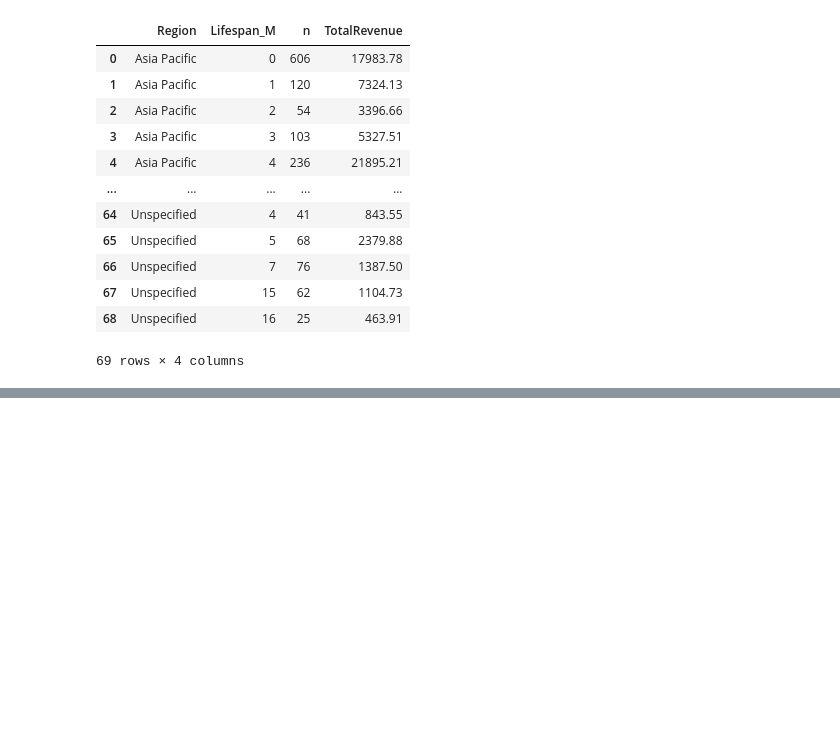
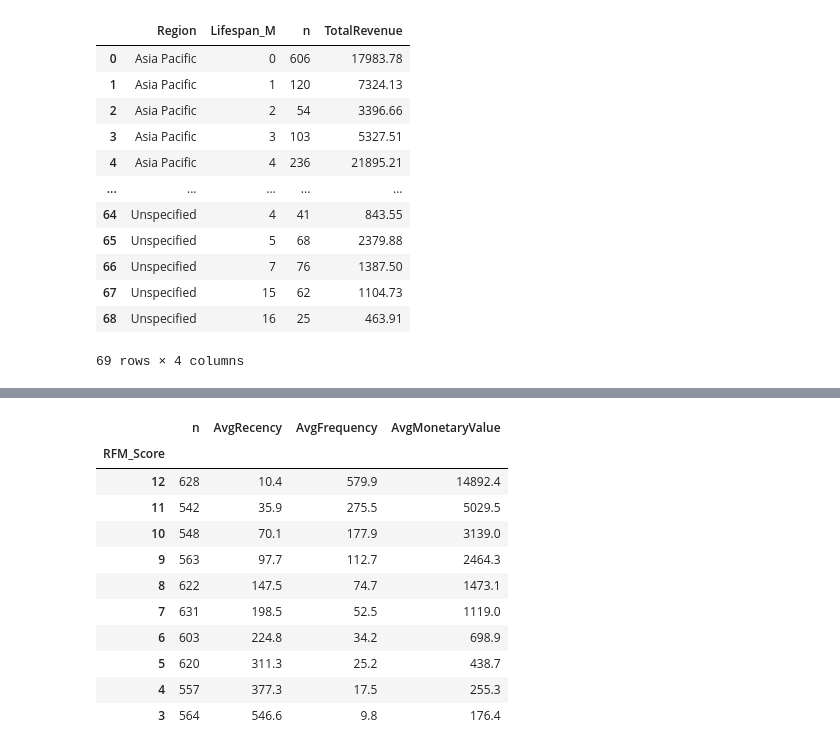
Before and after one commit to antobzzll/antobzzll.github.io, a Jupyter notebook: posts/online-retail-customer-segmentation/index.ipynb, the cells around one changed output, grey strips where cells are left out. Cells and saved outputs as stored; diff of their text form; code cells hidden in the pictures; blank space fills up the shorter version.

```diff
--- a/posts/cohort-analysis/index.ipynb
+++ b/posts/online-retail-customer-segmentation/index.ipynb
@@ -184,0 +220,19 @@ grouped_r
+# %%
+datamart.groupby('RFM_Score').agg(
+    n=('CustomerID', 'count'),
+    AvgRecency=('Recency', 'mean'),
+    AvgFrequency=('Frequency', 'mean'),
+    AvgMonetaryValue=('MonetaryValue', 'mean')).round(1).sort_index(ascending=False)
+# %% [output]
+|  | n | AvgRecency | AvgFrequency | AvgMonetaryValue |
+| RFM_Score |  |  |  |  |
+| 12 | 628 | 10.4 | 579.9 | 14892.4 |
+| 11 | 542 | 35.9 | 275.5 | 5029.5 |
+| 10 | 548 | 70.1 | 177.9 | 3139.0 |
+| 9 | 563 | 97.7 | 112.7 | 2464.3 |
+| 8 | 622 | 147.5 | 74.7 | 1473.1 |
+| 7 | 631 | 198.5 | 52.5 | 1119.0 |
+| 6 | 603 | 224.8 | 34.2 | 698.9 |
+| 5 | 620 | 311.3 | 25.2 | 438.7 |
+| 4 | 557 | 377.3 | 17.5 | 255.3 |
+| 3 | 564 | 546.6 | 9.8 | 176.4 |
```
Also changed, not shown: parts of 8 cells of this notebook.
